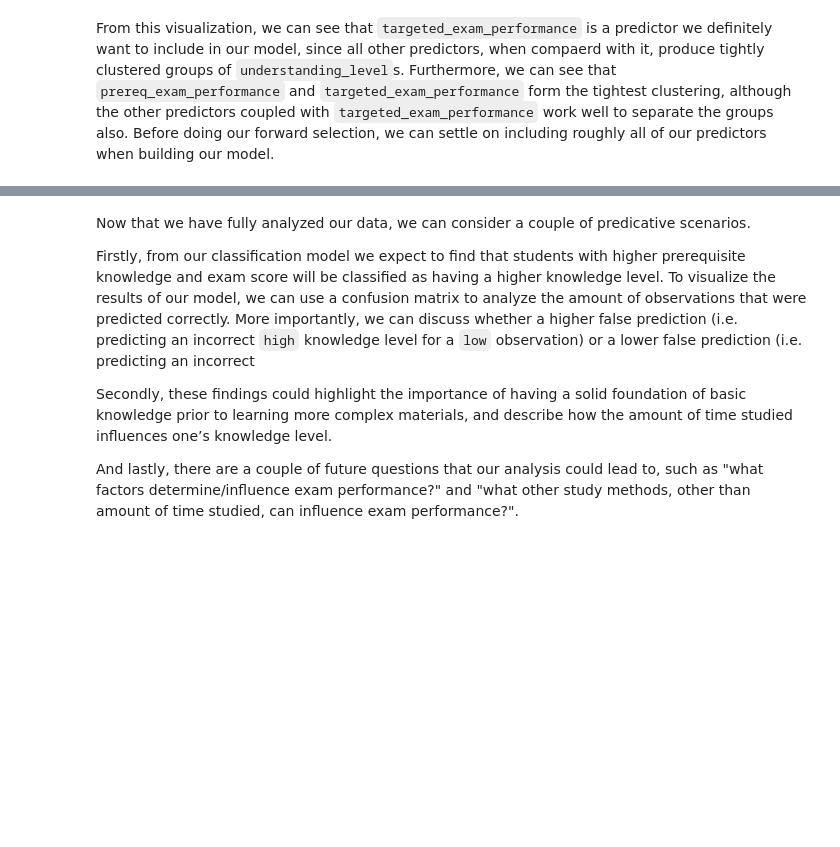
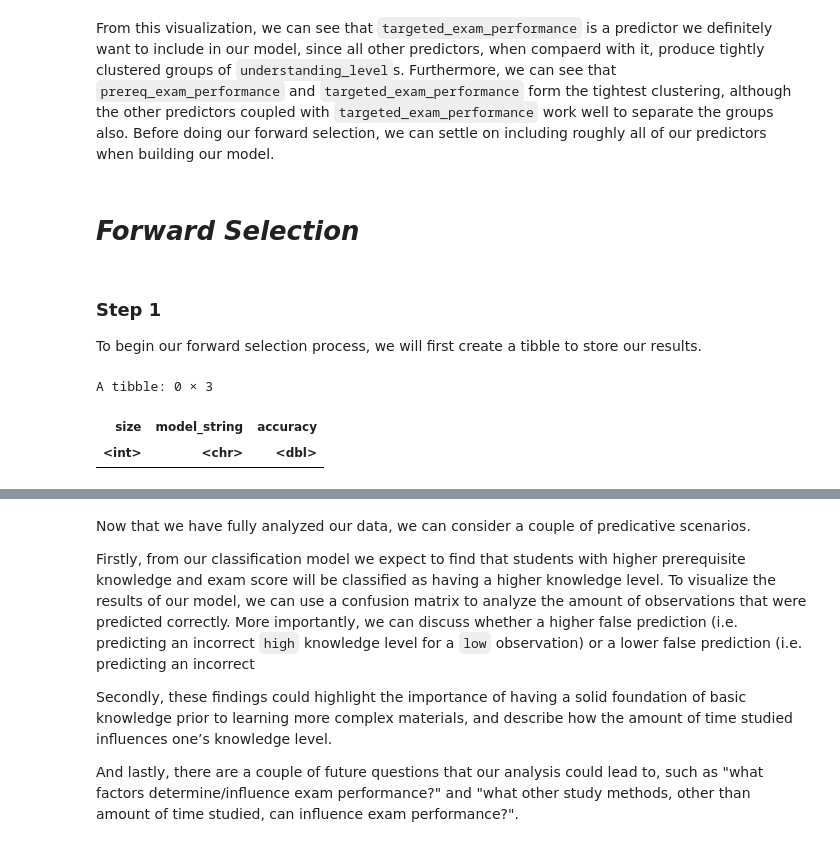
Before and after one commit to cinadia/dsci-project, a Jupyter notebook: Group_Proposal.ipynb, the cells around one changed output, grey strips where cells are left out. Drawn from its saved outputs; the diff is of its cells as text; code cells hidden in the pictures; blank space fills up the shorter version.

```diff
--- a/Group_Proposal.ipynb
+++ b/Group_Proposal.ipynb
@@ -160,3 +155,18 @@ fail() # how do we add a legend?
 [figure]
 # %% [markdown]
 From this visualization, we can see that `targeted_exam_performance` is a predictor we definitely want to include in our model, since all other predictors, when compaerd with it, produce tightly clustered groups of `understanding_level`s. Furthermore, we can see that `prereq_exam_performance` and `targeted_exam_performance` form the tightest clustering, although the other predictors coupled with `targeted_exam_performance` work well to separate the groups also. Before doing our forward selection, we can settle on including roughly all of our predictors when building our model.
+# %% [markdown]
+# ***Forward Selection***
+# %% [markdown]
+### ****Step 1****
+To begin our forward selection process, we will first create a tibble to store our results.
+# %%
+set.seed(1)
+accuracies <- tibble(size = integer(),
+                     model_string = character(),
+                     accuracy = numeric())
+accuracies
+# %% [output]
+A tibble: 0 × 3
+| size | model_string | accuracy |
+| <int> | <chr> | <dbl> |
```
Also changed, not shown: parts of 18 cells of this notebook.
